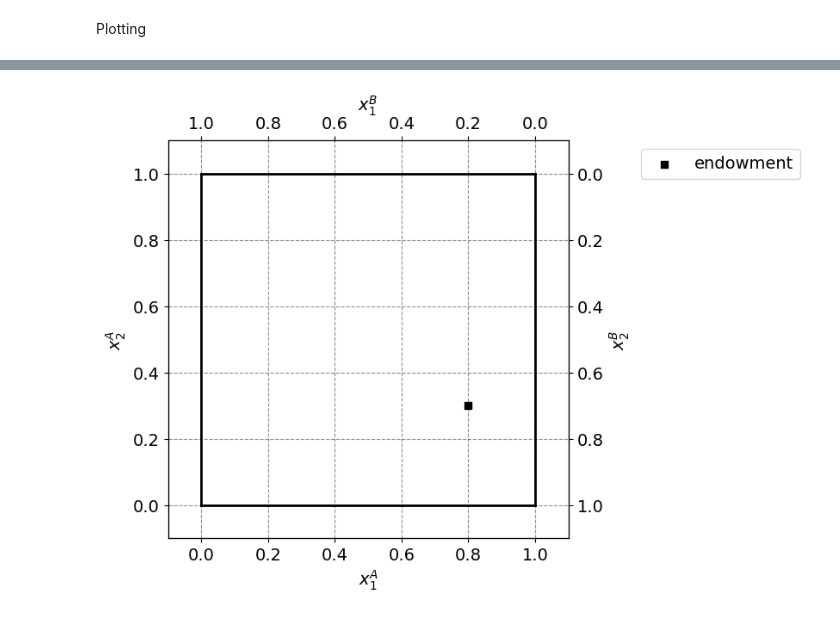
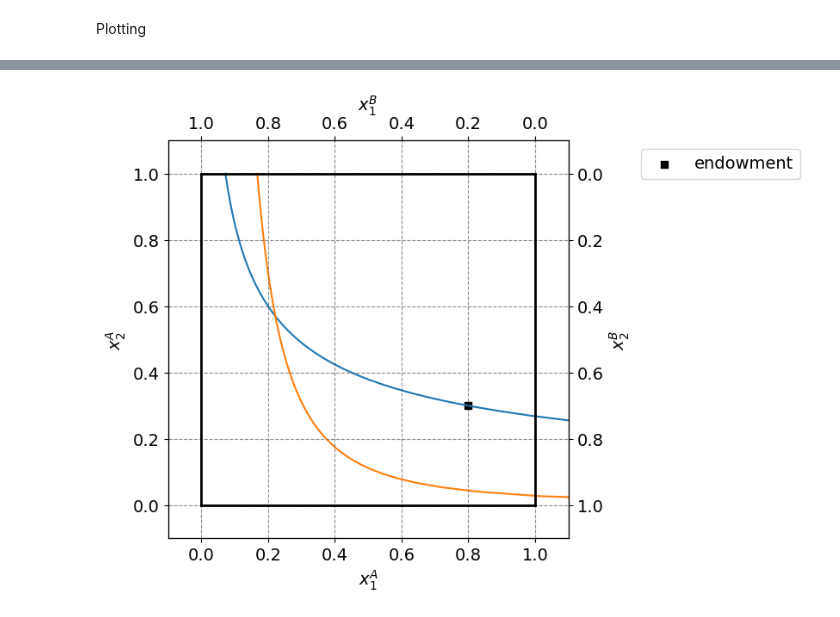
Before and after one commit to NumEconCopenhagen/projects-2024-econtechvets, a Jupyter notebook: inauguralproject/inauguralproject.ipynb, the cells around one changed output, grey strips where cells are left out. Cells and saved outputs as stored; diff of their text form; code cells hidden in the pictures.

```diff
--- a/inauguralproject/inauguralproject.ipynb
+++ b/inauguralproject/inauguralproject.ipynb
@@ -46,15 +46,15 @@ from inauguralproject import InauguralProjectClass
 # %%
 model = InauguralProjectClass()
 # %%
-def objective_A(x1A,x2A, utility_A):
-    return model.utility_A(x1A,x2A) - model.utility_A(x1A=model.par.w1B, x2A=model.par.w2B)
-def objective_B(x1B,x2B, utility_B):
-    return model.utility_B(x1B,x2B) - model.utility_B(x1B=1-model.par.w1B, x2B=1-model.par.w2B)
+def objective_A(x1A,x2A):
+    return model.utility_A(x1A,x2A) - model.utility_A(x1A=model.par.w1A, x2A=model.par.w2A)
+def objective_B(x1B,x2B):
+    return model.utility_B(x1B,x2B) - model.utility_B(x1B=model.par.w1B, x2B=model.par.w2B)
 
 def indifference_curve_A(x1A,x2A,N,x2A_max):
 
-    # a. utility in (y1,y2)
-    u_A = model.utility_A(x1A,x2A)
+    # # a. utility in (y1,y2)
+    # u_A = model.utility_A(x1A,x2A)
 
     # b. allocate numpy arrays
     x1A_vec = np.empty(N)
@@ -64,11 +64,31 @@ def indifference_curve_A(x1A,x2A,N,x2A_max):
     for i,x2A in enumerate(x2A_vec):
 
         x1A_guess = 0 # initial guess
-        sol = optimize.root(objective_A, x1A_guess, args=(x2A,u_A))
+        sol = optimize.root(objective_A, x1A_guess, args=(x2A,))
         # optimize.root -> solve objective = 0 starting from x1 = x1_guess
 
         x1A_vec[i] = sol.x[0]
 
     return x1A_vec,x2A_vec
+
+def indifference_curve_B(x1B,x2B,N,x2B_max):
+
+    # a. utility in (y1,y2)
+    u_B = model.utility_B(x1B,x2B)
+
+    # b. allocate numpy arrays
+    x1B_vec = np.empty(N)
+    x2B_vec = np.linspace(1e-8,x2B_max,N)
+
+    # c. loop through x2
+    for i,x2B in enumerate(x2B_vec):
+
+        x1B_guess = 0 # initial guess
+        sol = optimize.root(objective_B, x1B_guess, args=(x2B,))
+        # optimize.root -> solve objective = 0 starting from x1 = x1_guess
+
+        x1B_vec[i] = sol.x[0]
+
+    return x1B_vec,x2B_vec
 # %% [markdown]
 Plotting
@@ -94,3 +95,11 @@ ax.set_ylim([0,x2A_max]);
+# %%
+x1A=0.8
+x2A=0.3
+x1A_vec,x2A_vec = indifference_curve_A(x1A,x2A,N=75,x2A_max=1)
+
+x1B=0.2
+x2B=0.7
+x1B_vec,x2B_vec = indifference_curve_B(x1B,x2B,N=75,x2B_max=1)
 # %%
 par = model.par
 
@@ -101,31 +110,33 @@ w2bar = 1.0
 # b. figure set up
 fig = plt.figure(frameon=False,figsize=(6,6), dpi=100)
 ax_A = fig.add_subplot(1, 1, 1)
 
 ax_A.set_xlabel("$x_1^A$")
 ax_A.set_ylabel("$x_2^A$")
 
 temp = ax_A.twinx()
 temp.set_ylabel("$x_2^B$")
 ax_B = temp.twiny()
 ax_B.set_xlabel("$x_1^B$")
 ax_B.invert_xaxis()
 ax_B.invert_yaxis()
 
 # A
 ax_A.scatter(par.w1A,par.w2A,marker='s',color='black',label='endowment')
+ax_A.plot(x1A_vec,x2A_vec)
+ax_A.plot(x1B_vec,x2B_vec)
 
 # limits
 ax_A.plot([0,w1bar],[0,0],lw=2,color='black')
 ax_A.plot([0,w1bar],[w2bar,w2bar],lw=2,color='black')
 ax_A.plot([0,0],[0,w2bar],lw=2,color='black')
 ax_A.plot([w1bar,w1bar],[0,w2bar],lw=2,color='black')
 
 ax_A.set_xlim([-0.1, w1bar + 0.1])
 ax_A.set_ylim([-0.1, w2bar + 0.1])
 ax_B.set_xlim([w1bar + 0.1, -0.1])
 ax_B.set_ylim([w2bar + 0.1, -0.1])
 
 ax_A.legend(frameon=True,loc='upper right',bbox_to_anchor=(1.6,1.0));
 # %% [output]
-[figure, old version]
+[figure, new version]
```
Also changed, not shown: parts of 1 cell of this notebook, 1 other file.
